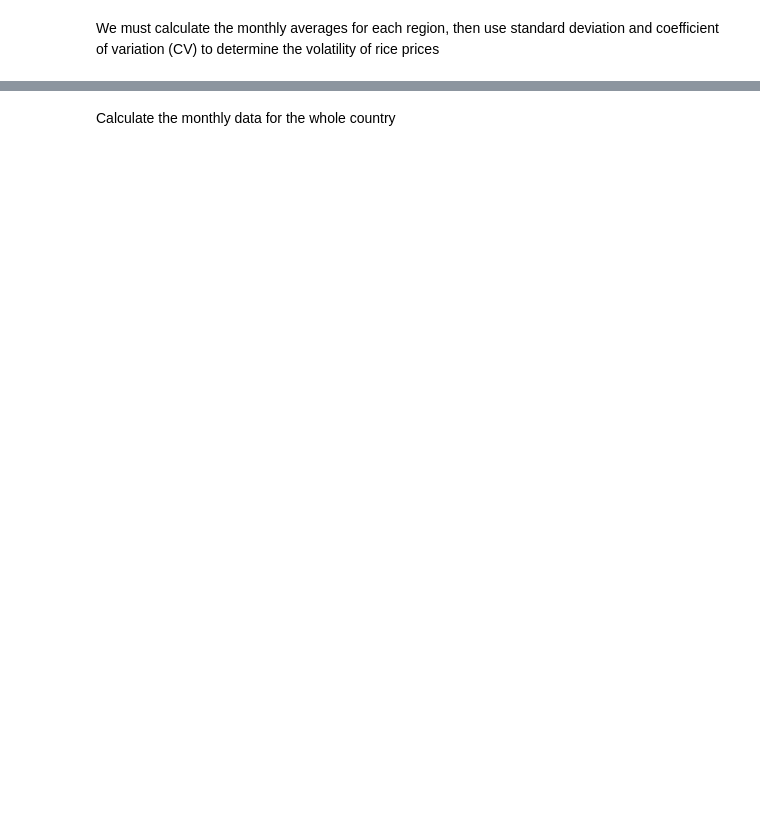
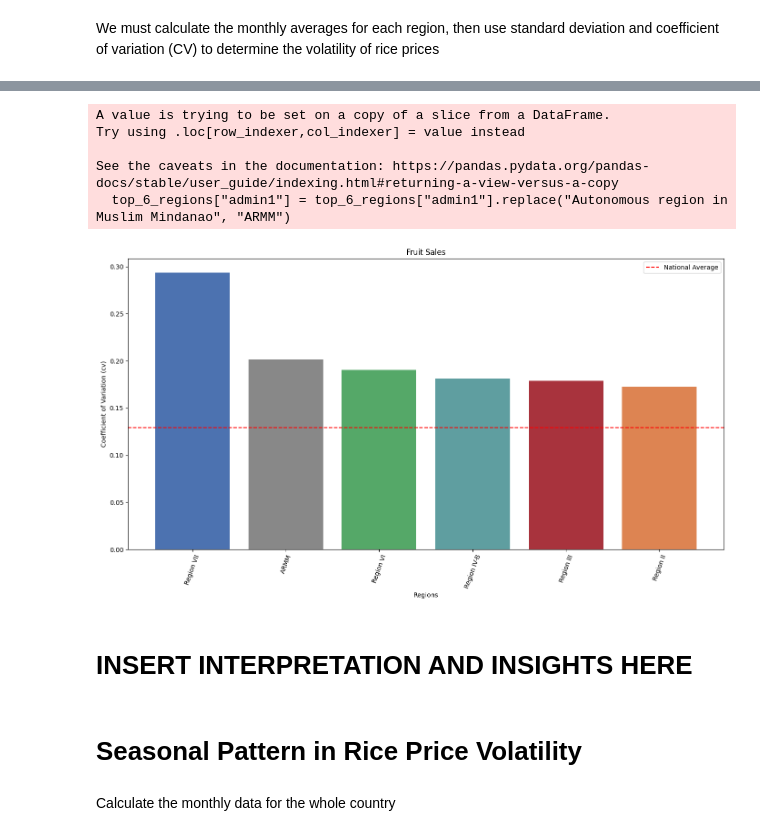
Before and after one commit to JohnCarloSabenorio/GrainShift, a Jupyter notebook: backend/grainshift.ipynb, the cells around one changed output, grey strips where cells are left out. Cells and saved outputs as stored; diff of their text form; code cells hidden in the pictures; blank space fills up the shorter version.

```diff
--- a/backend/grainshift.ipynb
+++ b/backend/grainshift.ipynb
@@ -465,9 +461,10 @@ def calculate_volatility(group):
     })
 # %%
 # Calculate volatility by Region
-volatility_by_region = all_rice_df.groupby('admin1').apply(calculate_volatility).reset_index()
+volatility_by_region = all_rice_df.groupby('admin1').apply(calculate_volatility, include_groups = False).reset_index()
 volatility_by_region = volatility_by_region.sort_values('cv', ascending=False)
+
 print("Volatility By Region")
-print(volatility_by_region.head(17).to_string(index=False))
+volatility_by_region.head(20)
 # %% [output]
 Volatility By Region
@@ -516,3 +512,44 @@ Autonomous region in Muslim Mindanao           Tawi-Tawi   57.245030 15.557617 0
+# %%
+import matplotlib.pyplot as plt
+
+# Get top 6 regions
+top_6_regions = volatility_by_region.head(6)
+
+# Replace long region name with abbreviation
+top_6_regions["admin1"] = top_6_regions["admin1"].replace("Autonomous region in Muslim Mindanao", "ARMM")
+
+# Example color list (use as many colors as you have regions)
+colors = ['#4C72B0', '#888888', '#55A868', '#5F9EA0', '#A8333D', '#DD8452']
+
+# Create the plot
+fig, ax = plt.subplots(figsize=(14,8))
+ax.bar(top_6_regions["admin1"], top_6_regions["cv"], color=colors)
+
+# Rotate x-axis labels and add labels/title
+plt.xticks(rotation=70)
+ax.set_title('Fruit Sales')
+ax.set_xlabel('Regions')
+ax.set_ylabel('Coefficient of Variation (cv)')
+
+# National average line
+national_cv = all_rice_df.groupby('date')['price'].mean().reset_index()['price'].std() / all_rice_df['price'].mean()
+ax.axhline(y=national_cv, color='r', linestyle='--', label='National Average')
+
+# Add legend and show plot
+ax.legend()
+plt.tight_layout()
+plt.show()
+# %% [output]
+A value is trying to be set on a copy of a slice from a DataFrame.
+Try using .loc[row_indexer,col_indexer] = value instead
+
+See the caveats in the documentation: https://pandas.pydata.org/pandas-docs/stable/user_guide/indexing.html#returning-a-view-versus-a-copy
+  top_6_regions["admin1"] = top_6_regions["admin1"].replace("Autonomous region in Muslim Mindanao", "ARMM")
+[figure, added]
+# %% [markdown]
+# INSERT INTERPRETATION AND INSIGHTS HERE
+# %% [markdown]
+# Seasonal Pattern in Rice Price Volatility
 # %% [markdown]
 Calculate the monthly data for the whole country
 # %%
```
Also changed, not shown: parts of 15 cells of this notebook.
